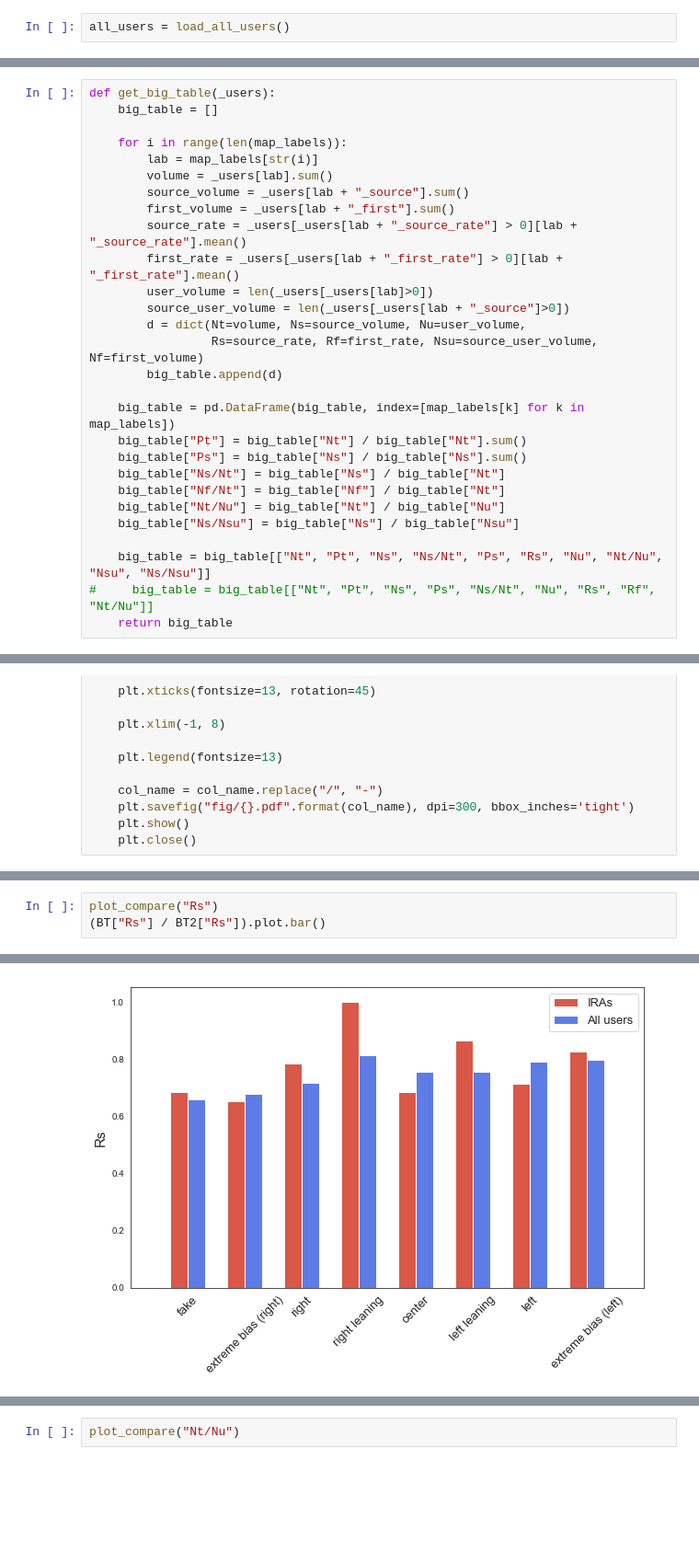
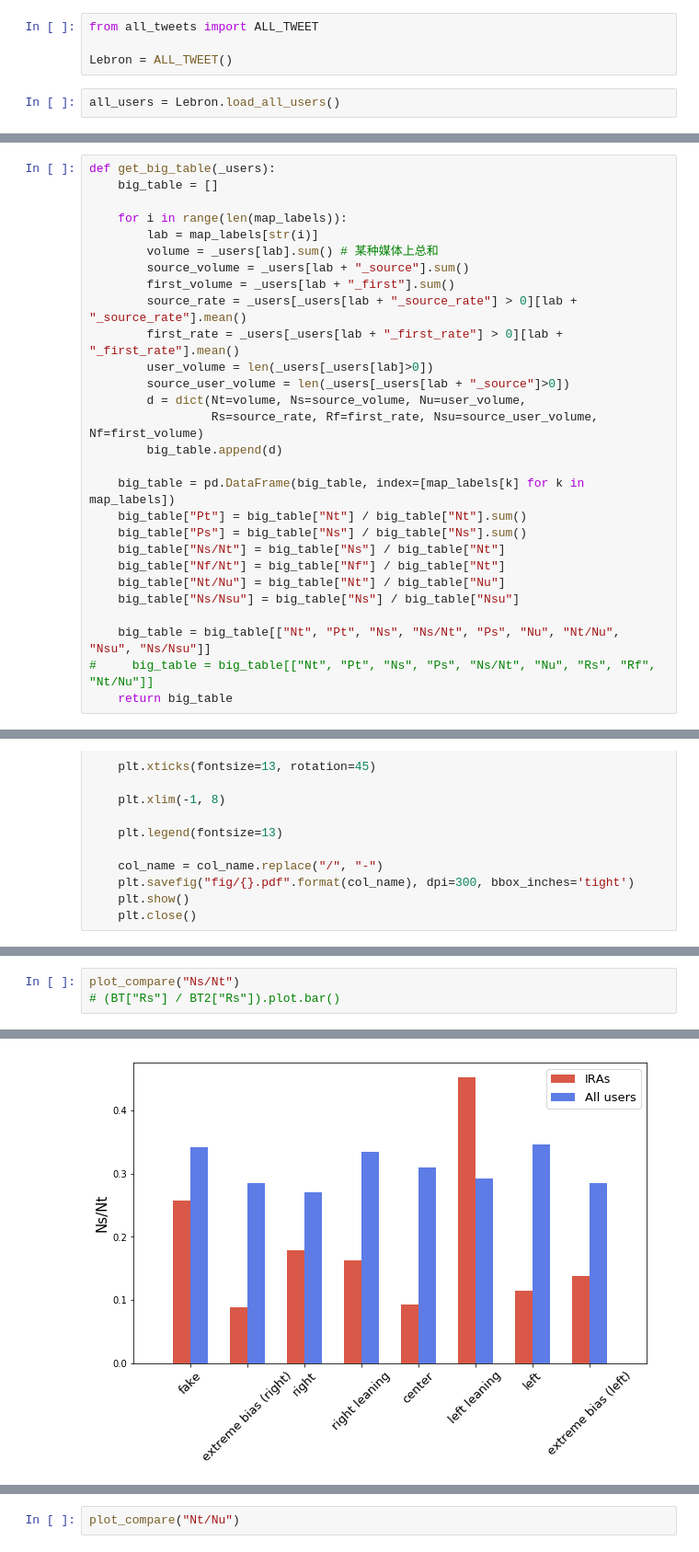
Before and after one commit to kayzhou/fake_news_during_election, a Jupyter notebook: all_tweets.ipynb, the cells around one changed output, grey strips where cells are left out. Shown: that part at 92% size. Saved outputs shown, nothing was run; the diff lists cells and outputs as text; blank space fills up the shorter version.

```diff
--- a/all_tweets.ipynb
+++ b/all_tweets.ipynb
@@ -1517,2 +1475,6 @@ def load_all_users():
+# %%
+from all_tweets import ALL_TWEET
+
+Lebron = ALL_TWEET()
 # %%
-all_users = load_all_users()
+all_users = Lebron.load_all_users()
@@ -1568,7 +1533,7 @@ def get_big_table(_users):
 
     for i in range(len(map_labels)):
         lab = map_labels[str(i)]
-        volume = _users[lab].sum()
+        volume = _users[lab].sum() # 某种媒体上总和
         source_volume = _users[lab + "_source"].sum()
         first_volume = _users[lab + "_first"].sum()
         source_rate = _users[_users[lab + "_source_rate"] > 0][lab + "_source_rate"].mean()
@@ -1587,7 +1552,7 @@ def get_big_table(_users):
     big_table["Nt/Nu"] = big_table["Nt"] / big_table["Nu"]
     big_table["Ns/Nsu"] = big_table["Ns"] / big_table["Nsu"]
 
-    big_table = big_table[["Nt", "Pt", "Ns", "Ns/Nt", "Ps", "Rs", "Nu", "Nt/Nu", "Nsu", "Ns/Nsu"]]
+    big_table = big_table[["Nt", "Pt", "Ns", "Ns/Nt", "Ps", "Nu", "Nt/Nu", "Nsu", "Ns/Nsu"]]
 #     big_table = big_table[["Nt", "Pt", "Ns", "Ps", "Ns/Nt", "Nu", "Rs", "Rf", "Nt/Nu"]]
     return big_table
 # %%
@@ -1697,4 +1662,4 @@ Name: Ps, dtype: float64
 # %%
-plot_compare("Rs")
-(BT["Rs"] / BT2["Rs"]).plot.bar()
+plot_compare("Ns/Nt")
+# (BT["Rs"] / BT2["Rs"]).plot.bar()
 # %% [output]
@@ -1719 +1684 @@ Name: Rs, dtype: float64
-[figure, old version]
+[figure, new version]
```
Also changed, not shown: parts of 32 cells of this notebook, 2 other files.
